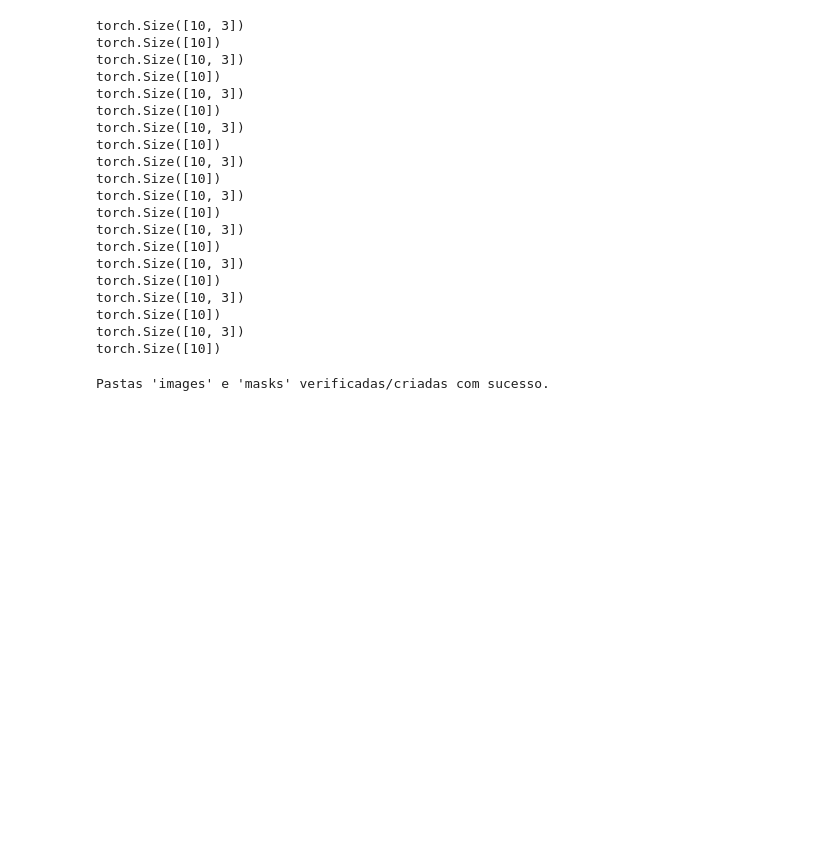
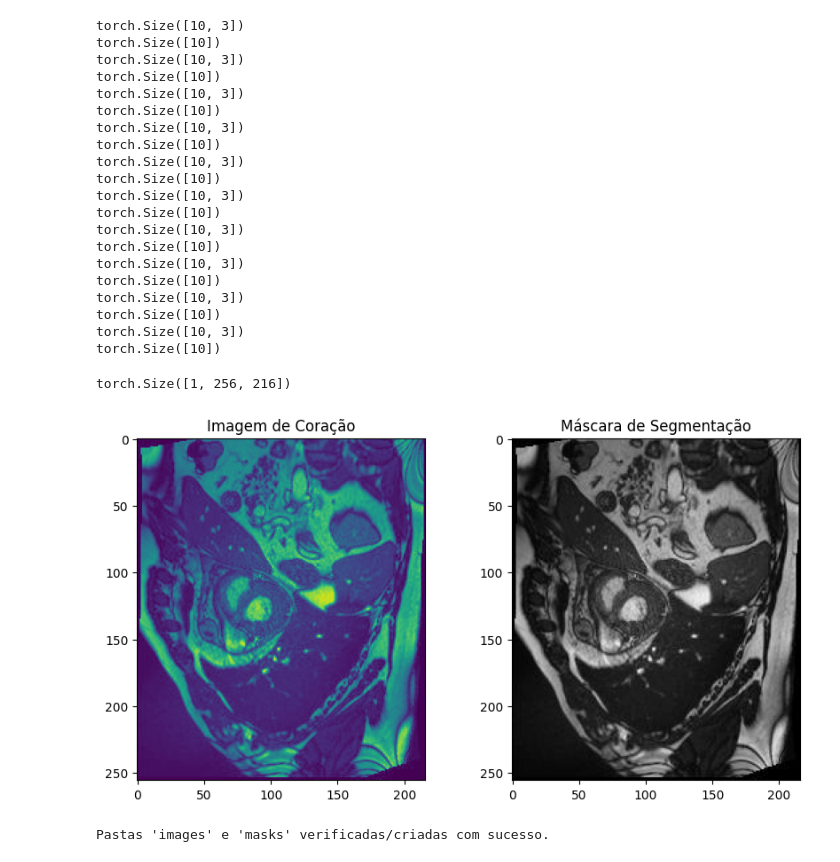
Before and after one commit to Alan240124/Alan, a Jupyter notebook: Atividade_Dataloader.ipynb, the cells around one changed output. Cells and saved outputs as stored; diff of their text form; code cells hidden in the pictures; blank space fills up the shorter version.

```diff
--- a/Atividade_Dataloader.ipynb
+++ b/Atividade_Dataloader.ipynb
@@ -157,3 +144,39 @@ plt.show()
+# %%
+import matplotlib.pyplot as plt
+import torchvision.transforms as transforms
+from PIL import Image
+
+# Carregando a imagem
+image_path = '/content/drive/MyDrive/DataSet/images/image.0001.jpg'
+image = Image.open(image_path)
+
+# Convertendo a imagem para tensor
+transform = transforms.ToTensor()
+image_tensor = transform(image)
+
+# Verificando a forma do tensor
+print(image_tensor.shape)  # Deve ser [canais, altura, largura]
+
+# Exibindo a imagem e a máscara
+fig, ax = plt.subplots(1, 2, figsize=(10, 5))
+
+# Garantindo que o tensor está em formato HWC para exibição
+ax[0].imshow(image_tensor.permute(1, 2, 0).numpy())  # Convertendo para formato HWC
+ax[0].set_title("Imagem de Coração")
+
+# Carregando a máscara (ajuste o caminho conforme necessário)
+mask_path = '/content/drive/MyDrive/DataSet/masks/image.0001.jpg'  # Substitua pelo caminho da sua máscara
+mask = Image.open(mask_path).convert('L')  # Converte para escala de cinza
+mask_tensor = transform(mask)  # Convertendo a máscara para tensor
+
+# Exibindo a máscara em escala de cinza
+ax[1].imshow(mask_tensor.squeeze(), cmap="gray")  # Exibindo a máscara
+ax[1].set_title("Máscara de Segmentação")
+
+plt.show()
+# %% [output]
+torch.Size([1, 256, 216])
+[figure, added]
 # %%
 import os
 from torch.utils.data import Dataset, DataLoader
```
Also changed, not shown: parts of 1 cell of this notebook.
